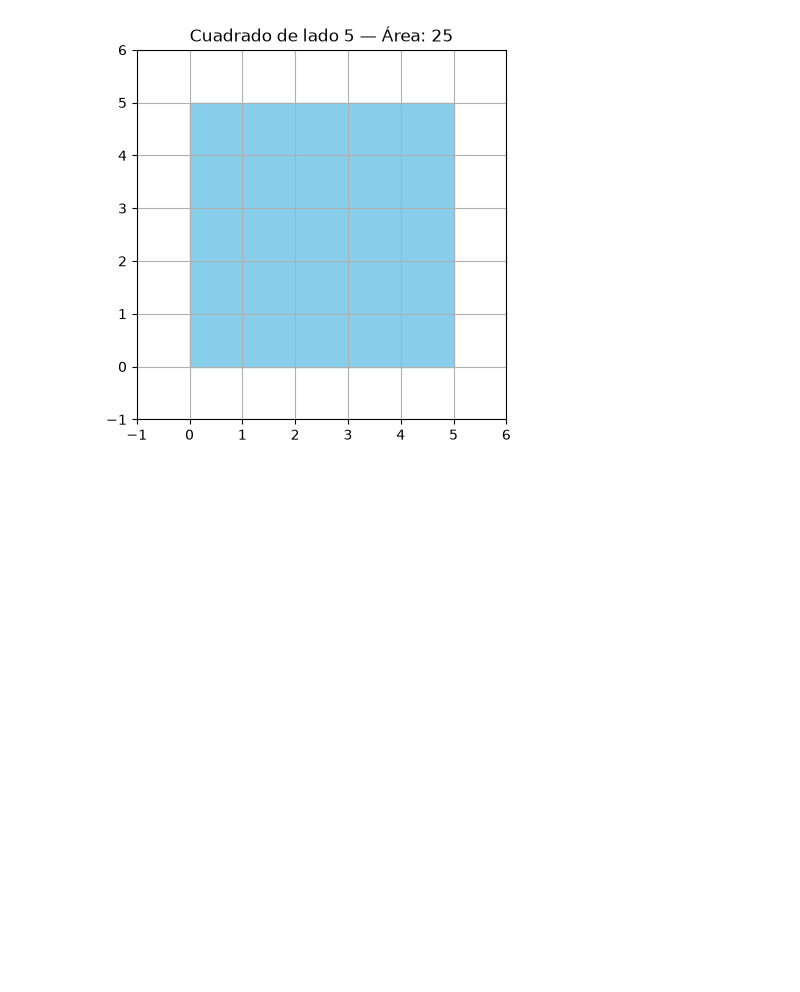
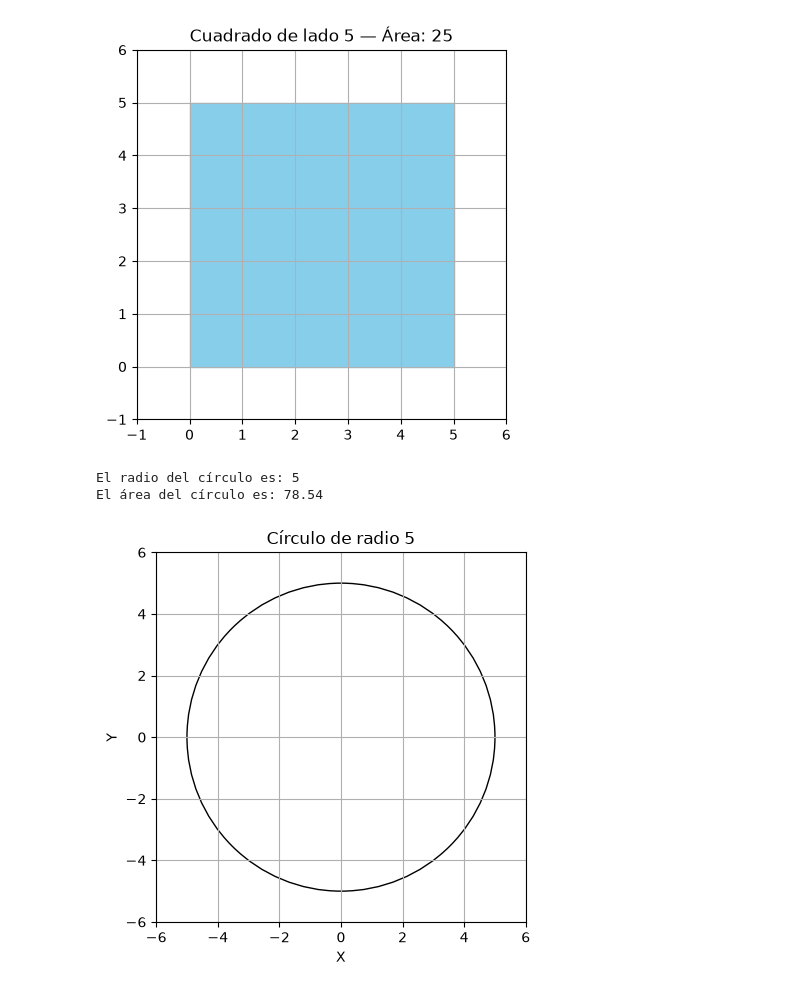
Before and after one commit to Dsantiagohidalgo/Procesos-de-beneficio-, a Jupyter notebook: Ejercicios basicos/Untitled.ipynb, the cells around one changed output. Cells and saved outputs as stored; diff of their text form; code cells hidden in the pictures; blank space fills up the shorter version.

```diff
--- a/Ejercicios basicos/Untitled.ipynb
+++ b/Ejercicios basicos/Untitled.ipynb
@@ -19,3 +19,36 @@ plt.grid(True)
 plt.show()
 # %% [output]
 [figure]
+# %%
+import math
+import matplotlib.pyplot as plt
+
+# Datos
+radio = 5
+
+# Cálculo del área
+area = math.pi * radio**2
+
+# Mostrar resultado
+print(f"El radio del círculo es: {radio}")
+print(f"El área del círculo es: {area:.2f}")
+
+# Dibujar círculo
+fig, ax = plt.subplots()
+
+circulo = plt.Circle((0, 0), radio, fill=False)
+ax.add_patch(circulo)
+
+ax.set_xlim(-radio - 1, radio + 1)
+ax.set_ylim(-radio - 1, radio + 1)
+ax.set_aspect('equal')
+
+plt.xlabel("X")
+plt.ylabel("Y")
+plt.title(f"Círculo de radio {radio}")
+plt.grid()
+plt.show()
+# %% [output]
+El radio del círculo es: 5
+El área del círculo es: 78.54
+[figure, added]
```
